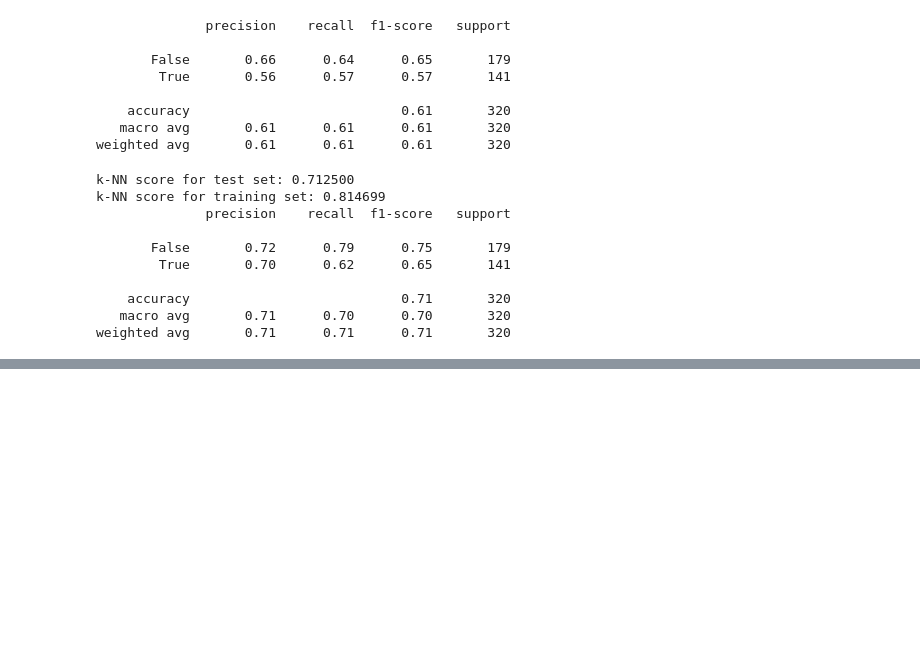
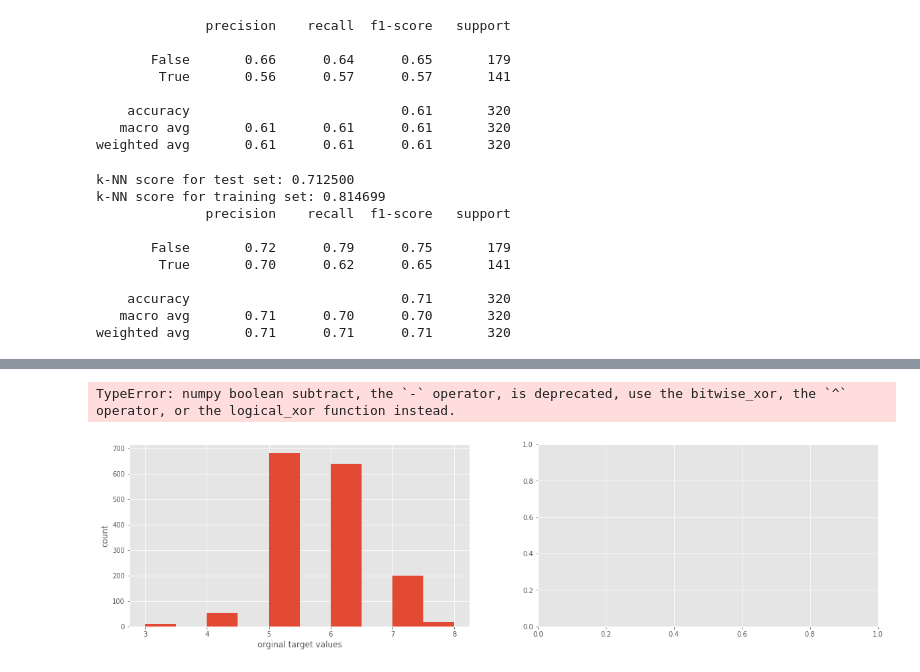
Before and after one commit to brijrajgohil/DataScienceProjects, a Jupyter notebook: PreprocessingLogisticRegressionKNN/Main.ipynb, the cells around one changed output, grey strips where cells are left out. Cells and saved outputs as stored; diff of their text form; code cells hidden in the pictures; blank space fills up the shorter version.

```diff
--- a/PreprocessingLogisticRegressionKNN/Main.ipynb
+++ b/PreprocessingLogisticRegressionKNN/Main.ipynb
@@ -83,0 +147,25 @@ weighted avg       0.71      0.71      0.71       320
+# %%
+# Import necessary modules
+from sklearn import linear_model
+from sklearn.model_selection import train_test_split
+
+# Load data
+df = pd.read_csv('http://archive.ics.uci.edu/ml/machine-learning-databases/wine-quality/winequality-red.csv', sep = ';')
+X = df.drop('quality', 1).values
+y1 = df['quality'].values
+y = y1 <= 5
+
+# Plot histograms of original target variable
+# and aggregated target variable
+plt.figure(figsize = (20, 5))
+plt.subplot(1, 2, 1)
+plt.hist(y1)
+plt.xlabel('orginal target values')
+plt.ylabel('count')
+plt.subplot(1, 2, 2)
+plt.hist(y)
+plt.xlabel('aggregated target value')
+plt.show()
+# %% [output]
+TypeError: numpy boolean subtract, the `-` operator, is deprecated, use the bitwise_xor, the `^` operator, or the logical_xor function instead.
+[figure, added]
```
Also changed, not shown: parts of 9 cells of this notebook, 1 other file.
